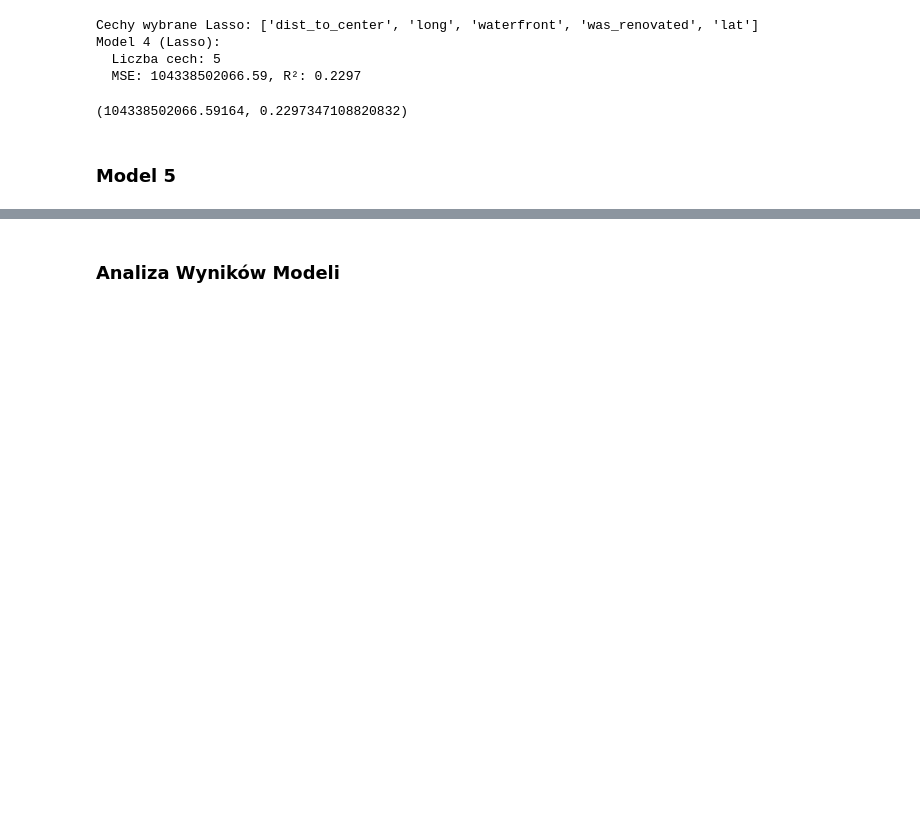
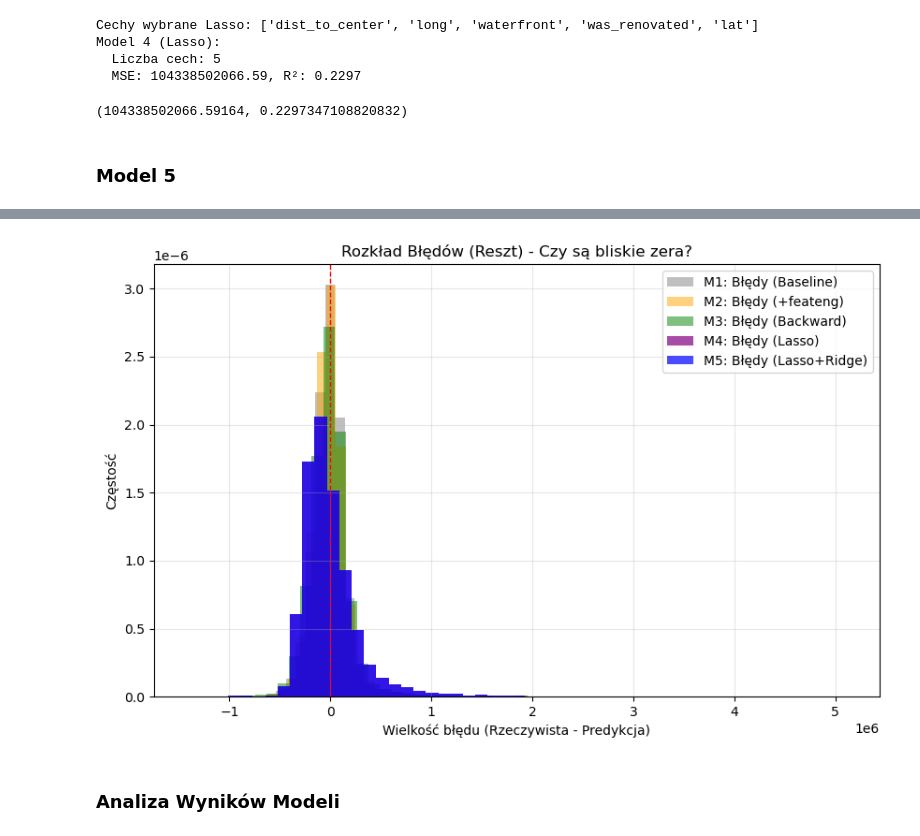
Before and after one commit to Hadidomena/Data-exploration-methods, a Jupyter notebook: Poprawa Kolokwium MED.ipynb, the cells around one changed output, grey strips where cells are left out. Saved outputs shown, nothing was run; the diff lists cells and outputs as text; code cells hidden in the pictures; blank space fills up the shorter version.

```diff
--- a/Poprawa Kolokwium MED.ipynb
+++ b/Poprawa Kolokwium MED.ipynb
@@ -787,2 +862,26 @@ Najwyższy R² test): M2: Wszystkie + nowe
+# %%
+plt.figure(figsize=(10, 6))
+
+residuals_m1 = y_test_m1.ravel() - y_pred_test_m1.ravel()
+residuals_m2 = y_test_m2.ravel() - y_pred_test_m2.ravel()
+residuals_m3 = y_test_m3.ravel() - y_pred_test_m3.ravel()
+residuals_m4 = y_test_m4.ravel() - y_pred_test_m4.ravel()
+residuals_m5 = y_test_m5.ravel() - y_pred_test_m5.ravel()
+
+plt.hist(residuals_m1, bins=50, alpha=0.5, label='M1: Błędy (Baseline)', color='gray', density=True)
+plt.hist(residuals_m2, bins=50, alpha=0.5, label='M2: Błędy (+feateng)', color='orange', density=True)
+plt.hist(residuals_m3, bins=50, alpha=0.5, label='M3: Błędy (Backward)', color='green', density=True)
+plt.hist(residuals_m4, bins=50, alpha=0.7, label='M4: Błędy (Lasso)', color='purple', density=True)
+plt.hist(residuals_m5, bins=50, alpha=0.7, label='M5: Błędy (Lasso+Ridge)', color='blue', density=True)
+
+plt.axvline(0, color='red', linestyle='dashed', linewidth=1)
+plt.title('Rozkład Błędów (Reszt) - Czy są bliskie zera?')
+plt.xlabel('Wielkość błędu (Rzeczywista - Predykcja)')
+plt.ylabel('Częstość')
+plt.legend()
+plt.grid(alpha=0.3)
+plt.show()
+# %% [output]
+[figure, added]
 # %% [markdown]
 ### Analiza Wyników Modeli
```
Also changed, not shown: parts of 18 cells of this notebook.
